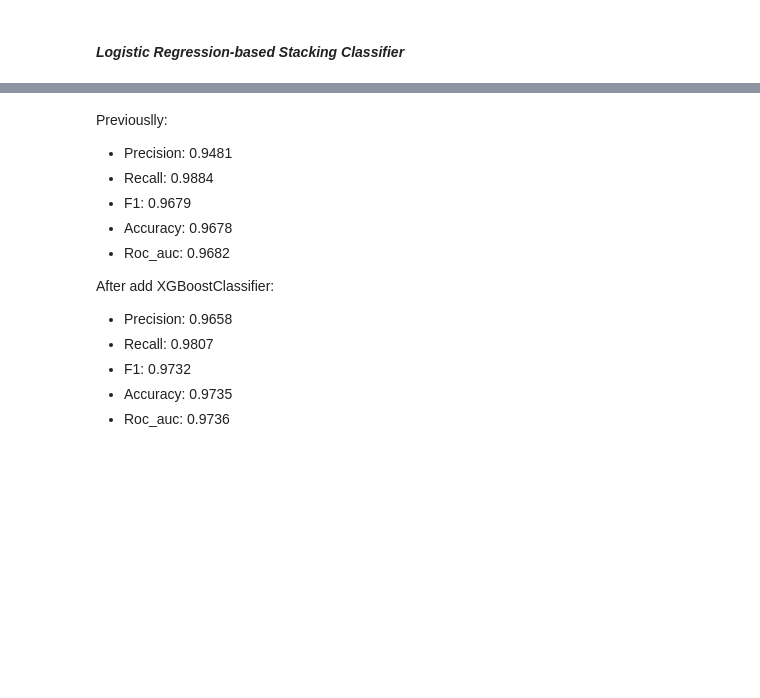
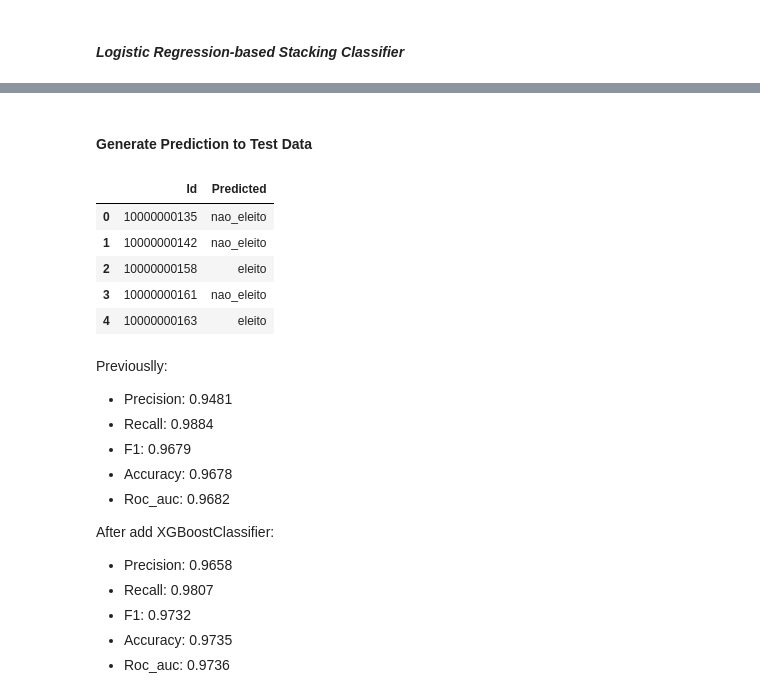
Before and after one commit to guilhermemg/ml-mestrado, a Jupyter notebook: notebooks/assignment-4.ipynb, the cells around one changed output, grey strips where cells are left out. Cells and saved outputs as stored; diff of their text form; code cells hidden in the pictures; blank space fills up the shorter version.

```diff
--- a/notebooks/assignment-4.ipynb
+++ b/notebooks/assignment-4.ipynb
@@ -773,0 +739,16 @@ Roc_auc: 0.9698
+# %%
+x__train = np.concatenate((lr_oof_train, ad_oof_train, et_oof_train, rf_oof_train, dt_oof_train,
+                          kn_oof_train, sv_oof_train, lg_oof_train, cb_oof_train), axis=1)
+x__test = np.concatenate((lr_oof_test, ad_oof_test, et_oof_test, rf_oof_test, dt_oof_test,
+                         kn_oof_test, sv_oof_test, lg_oof_test, cb_oof_test), axis=1)
+y__train = y_train.copy()
+
+print("x__train.shape: {}".format(x__train.shape))
+print("y__train.shape: {}".format(y__train.shape))
+print("x__test.shape:{}".format(x__test.shape))
+
+scoring = ['precision', 'recall', 'f1', 'accuracy', 'roc_auc']
+clf = LogisticRegression(solver='liblinear')
+clf.fit(x__train, y__train)
+
+evaluate_stacked_model(clf)
@@ -774,3 +766,28 @@ Roc_auc: 0.9698
+# %% [markdown]
+#### Generate Prediction to Test Data
+# %%
+stack_df = pd.DataFrame(X_test)
+pred = logistic_regression.predict(x__test)
+stack_df['Predicted'] = pred
+
+seq_candidato = stack_df.index
+
+stack_df.replace({'Predicted': {0: 'nao_eleito', 1: 'eleito'}}, inplace=True)
+stack_df.reset_index(drop=True, inplace=True)
+
+final_df = pd.DataFrame(columns=['Id','Predicted'])
+final_df['Id'] = seq_candidato
+final_df['Predicted'] = stack_df['Predicted']
+
+final_df.to_csv('../data/assignment_4/second_submission.csv', index=False)
+final_df.head(10)
+# %% [output]
+|  | Id | Predicted |
+| 0 | 10000000135 | nao_eleito |
+| 1 | 10000000142 | nao_eleito |
+| 2 | 10000000158 | eleito |
+| 3 | 10000000161 | nao_eleito |
+| 4 | 10000000163 | eleito |
 # %%
 origin_models = ['knr','lr','dt','ada','rf','svc','et','lgbm','cat','xgb']
 
```
Also changed, not shown: parts of 16 cells of this notebook, 1 other file.
